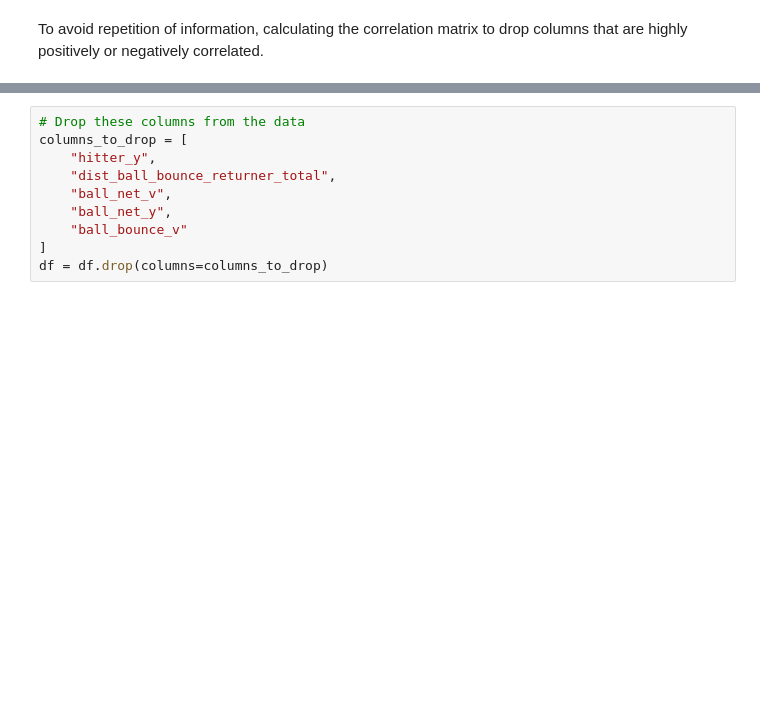
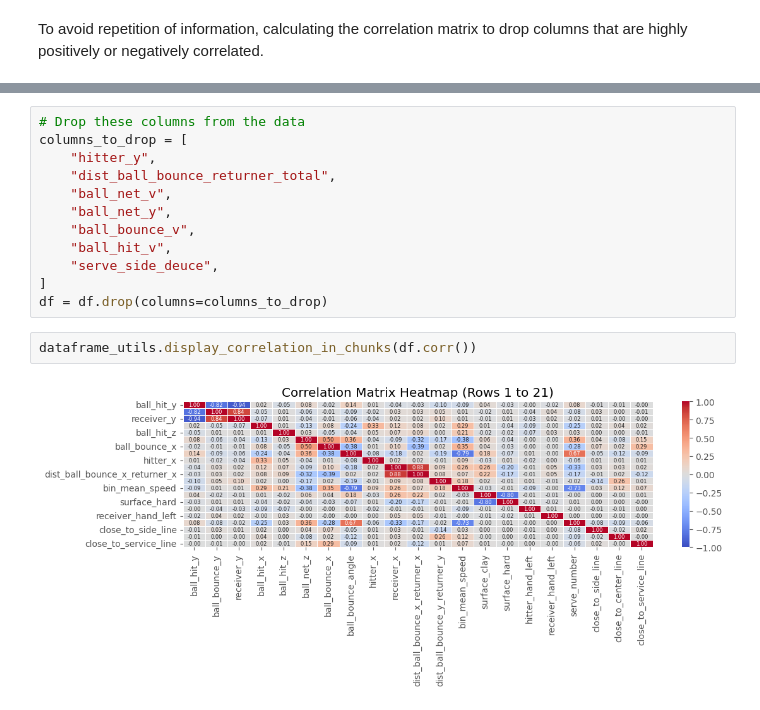
Before and after one commit to apbw-6/Tennis_Ace_Prediction, a Jupyter notebook: 3.Feature_Engineering.ipynb, the cells around one changed output, grey strips where cells are left out. Saved outputs shown, nothing was run; the diff lists cells and outputs as text; blank space fills up the shorter version.

```diff
--- a/3.Feature_Engineering.ipynb
+++ b/3.Feature_Engineering.ipynb
@@ -503,6 +510,12 @@ columns_to_drop = [
     "dist_ball_bounce_returner_total",
     "ball_net_v",
     "ball_net_y",
-    "ball_bounce_v"
+    "ball_bounce_v",
+    "ball_hit_v",
+    "serve_side_deuce",
 ]
 df = df.drop(columns=columns_to_drop)
+# %%
+dataframe_utils.display_correlation_in_chunks(df.corr())
+# %% [output]
+[figure, added]
```
Also changed, not shown: parts of 10 cells of this notebook, 2 other files.
